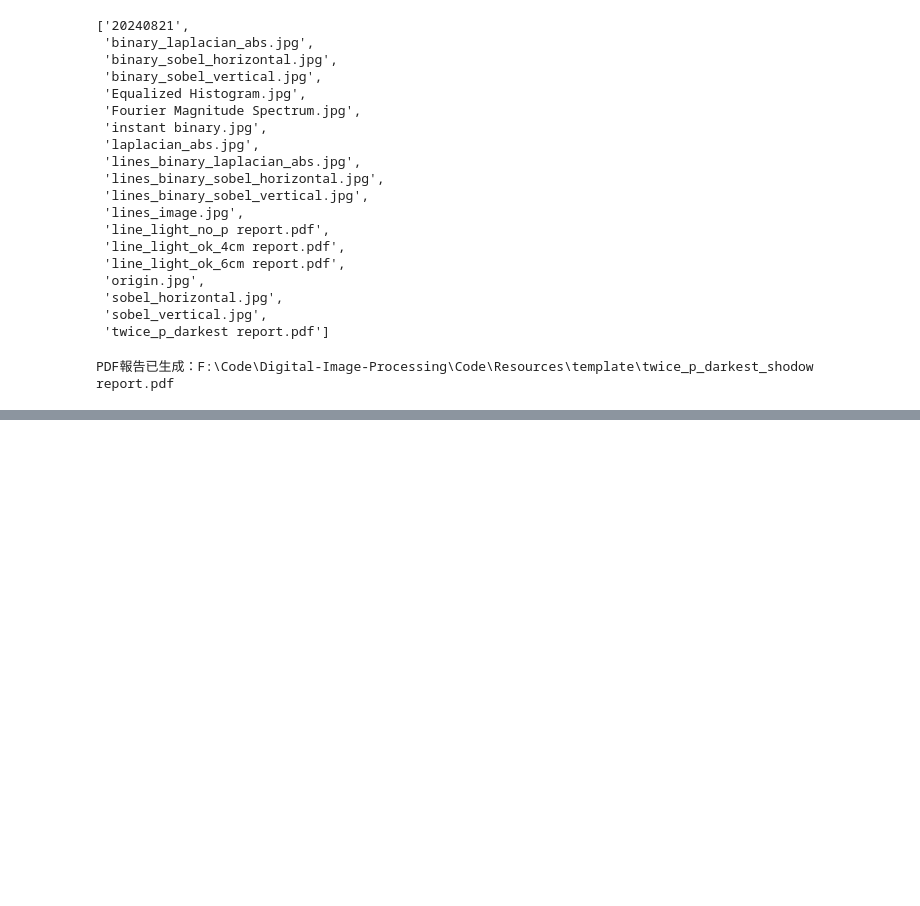
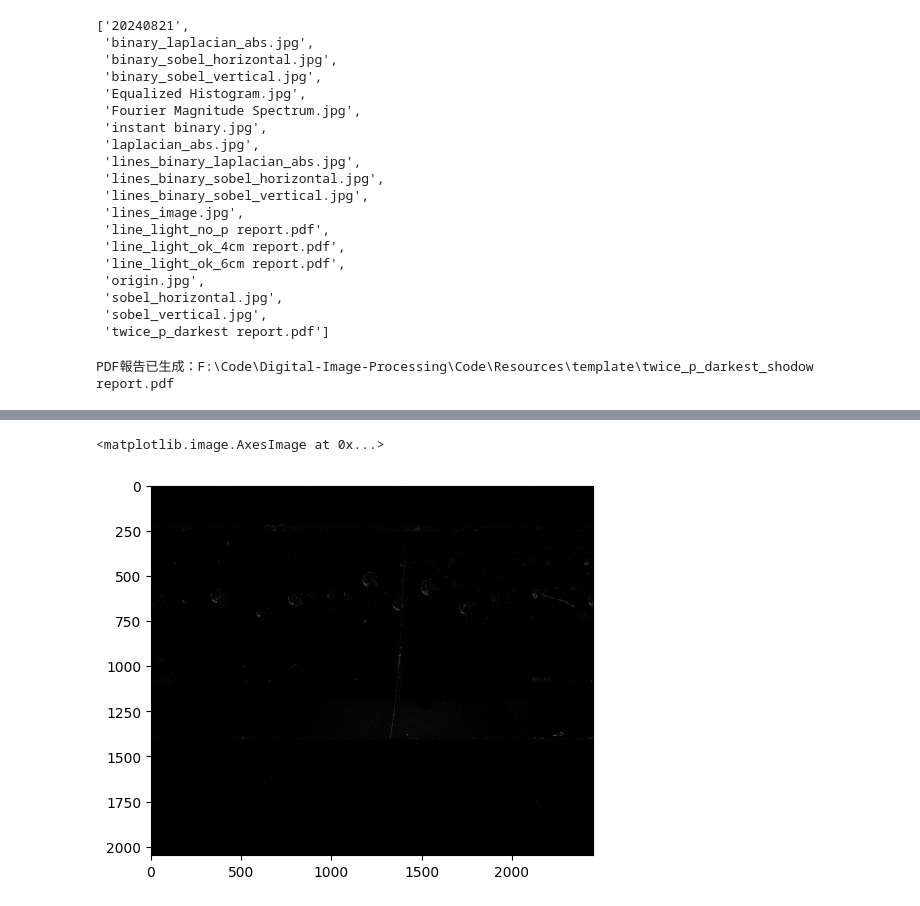
Before and after one commit to Echoslayer/Digtal-Image-Processing, a Jupyter notebook: Code/Notebooks/aoi.ipynb, the cells around one changed output, grey strips where cells are left out. Cells and saved outputs as stored; diff of their text form; code cells hidden in the pictures; blank space fills up the shorter version.

```diff
--- a/Code/Notebooks/aoi.ipynb
+++ b/Code/Notebooks/aoi.ipynb
@@ -774,0 +799,11 @@ PDF報告已生成：F:\Code\Digital-Image-Processing\Code\Resources\template\tw
+# %%
+# 高通濾波
+image = origin
+kernel = np.array([[-1, -1, -1],
+                   [-1,  8, -1],
+                   [-1, -1, -1]])
+high_pass_filtered_image = cv2.filter2D(image, -1, kernel)
+plt.imshow(high_pass_filtered_image, cmap='gray')
+# %% [output]
+<matplotlib.image.AxesImage at 0x...>
+[figure, added]
```
Also changed, not shown: parts of 10 cells of this notebook.
